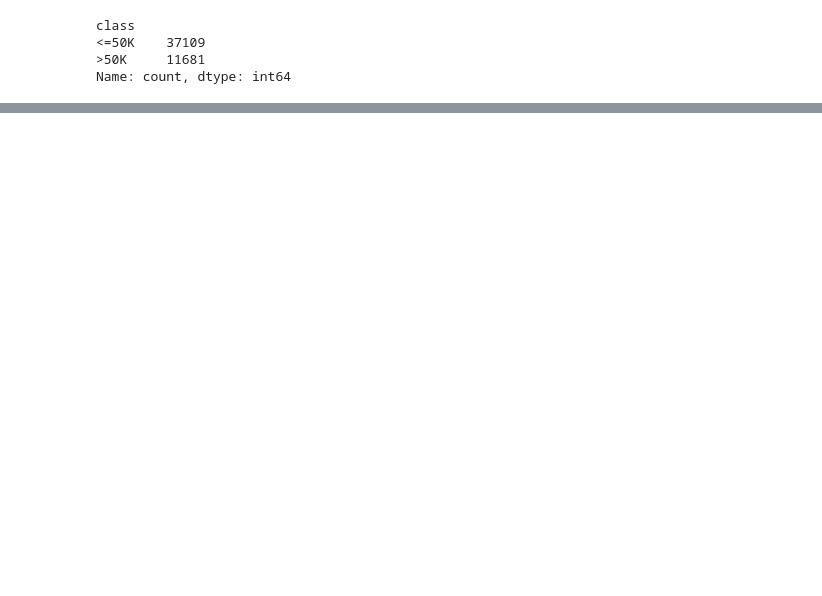
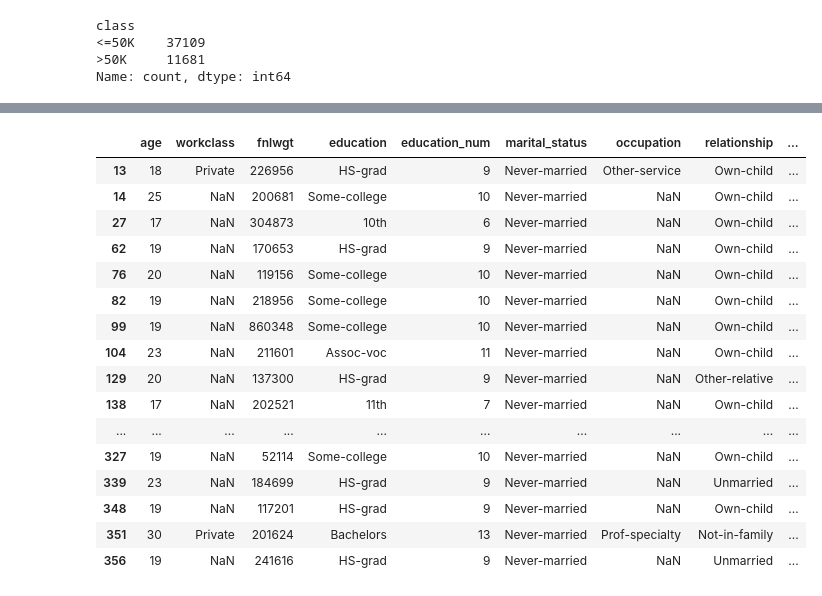
Before and after one commit to raphael-wqwq/census-income-prediction, a Jupyter notebook: dataset_adult.ipynb, the cells around one changed output, grey strips where cells are left out. Cells and saved outputs as stored; diff of their text form; code cells hidden in the pictures; blank space fills up the shorter version.

```diff
--- a/dataset_adult.ipynb
+++ b/dataset_adult.ipynb
@@ -91,4 +90,37 @@ df2['relationship'].value_counts()
 df3 = df[df['marital_status'] == 'Married-civ-spouse']
 df3['relationship'].value_counts()
 df3[(df3['relationship']=='Own-child') | (df3['relationship']=='Other-relative')].head(250)
+# outliers entre married-civ-spoused et own-child(143)
+df3 = df3[df3['relationship'] != 'Own-child']
+
+
+df4 = df[df['marital_status'] == 'Married-spouse-absent']
+df4['relationship'].value_counts()
+# outliers eavec 'unmarried'(183) et 'ownchild'(61)
+df4 = df4[~df4['relationship'].isin(['Own-child', 'Unmarried'])]
+
+
+df5 = df[df['marital_status'] == 'Separated']
+df5['relationship'].value_counts()
+# outliers avec 'ownchild'(145)potentiellement à passer en other-relative
+df5 = df5[df5['relationship'] != 'Own-child']
+
+
+df6 = df[df['marital_status'] == 'Divorced']
+df6['relationship'].value_counts()
+# outliers 'own-child"(455)
+#Si une personne a été mariée par le passé (Divorcée, Séparée, Veuve)
+# mais qu'elle est étiquetée Own-child, on la bascule en Other-relative
+df6 = df6[df6['relationship'] != 'Own-child']
+
+
+df7 = df[df['marital_status'] == 'Widowed']
+df7['relationship'].value_counts()
+# outliers 'own-child"(25)
+df7 = df7[df7['relationship'] != 'Own-child']
+
+df7
+# environ mille lignes supprimées
+df_drop = pd.concat([df2,df3,df4,df5,df6,df7], ignore_index= True)
+df_drop
 # %% [output]
@@ -247,0 +180,25 @@ Name: count, dtype: int64
+# %%
+pd.set_option('display.max_rows', 250)
+df_drop[
+    (df_drop['occupation'].isna()) |
+    (df_drop['workclass'].isna()) |
+    (df_drop['native_country'].isna())
+].head(30)
+# %% [output]
+|  | age | workclass | fnlwgt | education | education_num | marital_status | occupation | relationship | ... |
+| 13 | 18 | Private | 226956 | HS-grad | 9 | Never-married | Other-service | Own-child | ... |
+| 14 | 25 | NaN | 200681 | Some-college | 10 | Never-married | NaN | Own-child | ... |
+| 27 | 17 | NaN | 304873 | 10th | 6 | Never-married | NaN | Own-child | ... |
+| 62 | 19 | NaN | 170653 | HS-grad | 9 | Never-married | NaN | Own-child | ... |
+| 76 | 20 | NaN | 119156 | Some-college | 10 | Never-married | NaN | Own-child | ... |
+| 82 | 19 | NaN | 218956 | Some-college | 10 | Never-married | NaN | Own-child | ... |
+| 99 | 19 | NaN | 860348 | Some-college | 10 | Never-married | NaN | Own-child | ... |
+| 104 | 23 | NaN | 211601 | Assoc-voc | 11 | Never-married | NaN | Own-child | ... |
+| 129 | 20 | NaN | 137300 | HS-grad | 9 | Never-married | NaN | Other-relative | ... |
+| 138 | 17 | NaN | 202521 | 11th | 7 | Never-married | NaN | Own-child | ... |
+| ... | ... | ... | ... | ... | ... | ... | ... | ... | ... |
+| 327 | 19 | NaN | 52114 | Some-college | 10 | Never-married | NaN | Own-child | ... |
+| 339 | 23 | NaN | 184699 | HS-grad | 9 | Never-married | NaN | Unmarried | ... |
+| 348 | 19 | NaN | 117201 | HS-grad | 9 | Never-married | NaN | Own-child | ... |
+| 351 | 30 | Private | 201624 | Bachelors | 13 | Never-married | Prof-specialty | Not-in-family | ... |
+| 356 | 19 | NaN | 241616 | HS-grad | 9 | Never-married | NaN | Unmarried | ... |
```
Also changed, not shown: parts of 14 cells of this notebook, 1 other file.
